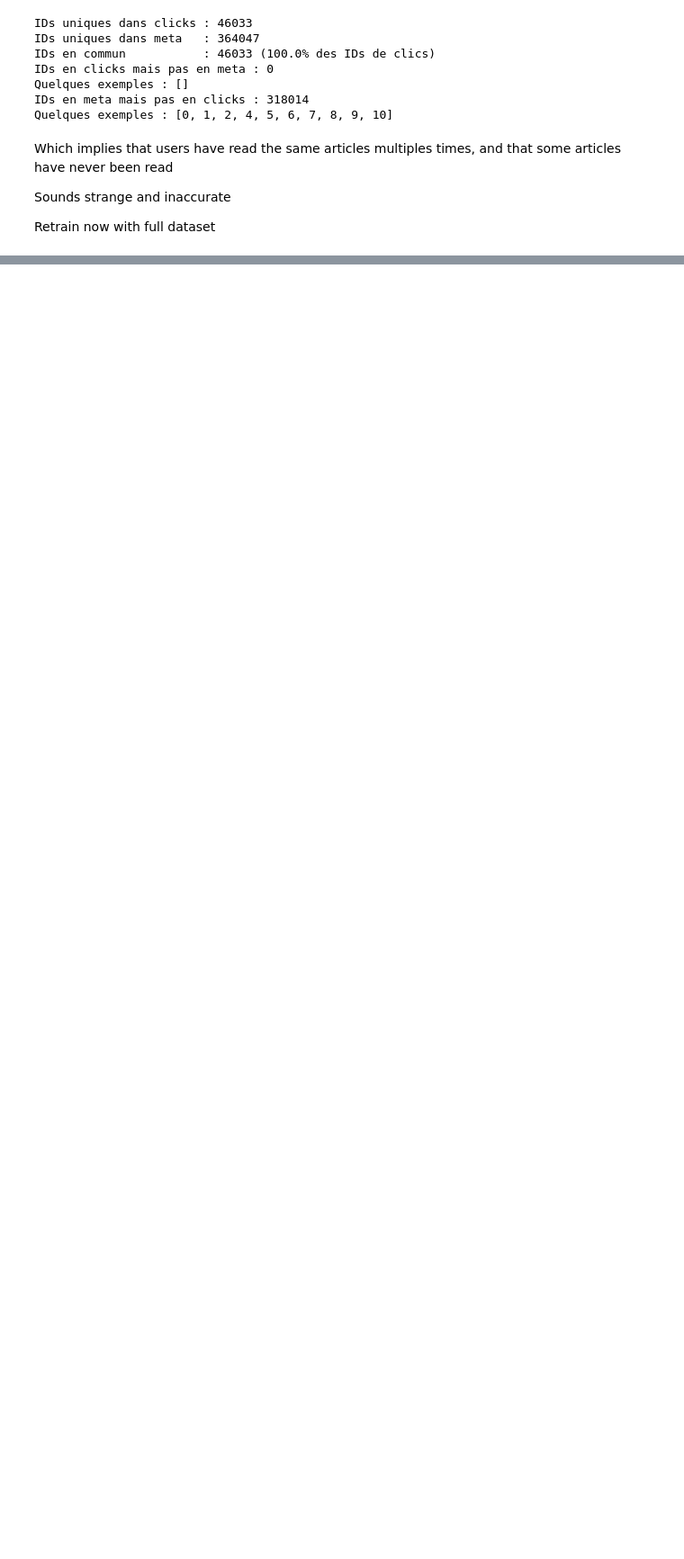
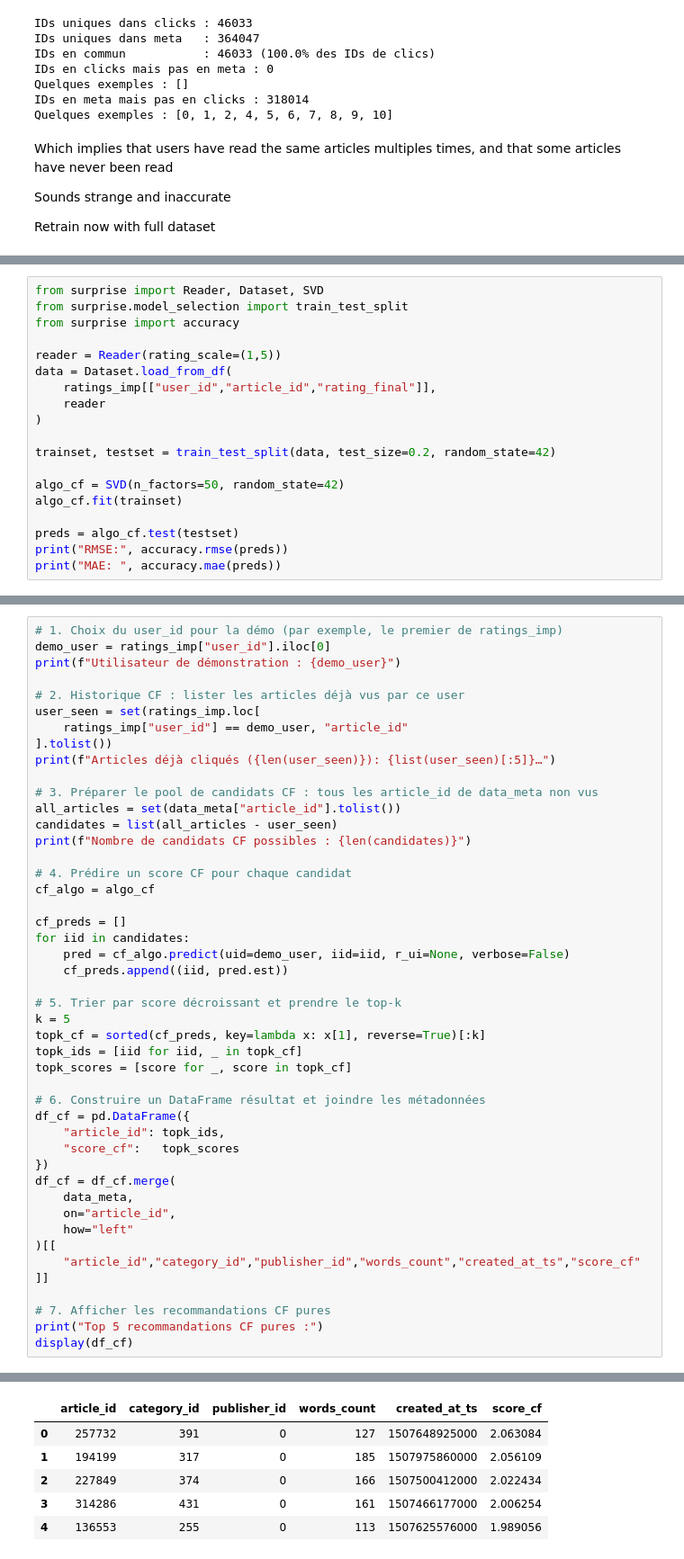
Before and after one commit to Apoxys/OCR-AIEngineer-P10, a Jupyter notebook: Collaborative.ipynb, the cells around one changed output, grey strips where cells are left out. Shown at 90% size. Cells and saved outputs as stored; diff of their text form; blank space fills up the shorter version.

```diff
--- a/Collaborative.ipynb
+++ b/Collaborative.ipynb
@@ -432,0 +701,19 @@ Estimation de dwell_time pour user 1234, article 157541: 1246.00 ms
+# %%
+from surprise import Reader, Dataset, SVD
+from surprise.model_selection import train_test_split
+from surprise import accuracy
+
+reader = Reader(rating_scale=(1,5))
+data = Dataset.load_from_df(
+    ratings_imp[["user_id","article_id","rating_final"]],
+    reader
+)
+
+trainset, testset = train_test_split(data, test_size=0.2, random_state=42)
+
+algo_cf = SVD(n_factors=50, random_state=42)
+algo_cf.fit(trainset)
+
+preds = algo_cf.test(testset)
+print("RMSE:", accuracy.rmse(preds))
+print("MAE: ", accuracy.mae(preds))
@@ -432,0 +742,47 @@ Estimation de dwell_time pour user 1234, article 157541: 1246.00 ms
+# %%
+# 1. Choix du user_id pour la démo (par exemple, le premier de ratings_imp)
+demo_user = ratings_imp["user_id"].iloc[0]
+print(f"Utilisateur de démonstration : {demo_user}")
+
+# 2. Historique CF : lister les articles déjà vus par ce user
+user_seen = set(ratings_imp.loc[
+    ratings_imp["user_id"] == demo_user, "article_id"
+].tolist())
+print(f"Articles déjà cliqués ({len(user_seen)}): {list(user_seen)[:5]}…")
+
+# 3. Préparer le pool de candidats CF : tous les article_id de data_meta non vus
+all_articles = set(data_meta["article_id"].tolist())
+candidates = list(all_articles - user_seen)
+print(f"Nombre de candidats CF possibles : {len(candidates)}")
+
+# 4. Prédire un score CF pour chaque candidat
+cf_algo = algo_cf
+
+cf_preds = []
+for iid in candidates:
+    pred = cf_algo.predict(uid=demo_user, iid=iid, r_ui=None, verbose=False)
+    cf_preds.append((iid, pred.est))
+
+# 5. Trier par score décroissant et prendre le top-k
+k = 5
+topk_cf = sorted(cf_preds, key=lambda x: x[1], reverse=True)[:k]
+topk_ids = [iid for iid, _ in topk_cf]
+topk_scores = [score for _, score in topk_cf]
+
+# 6. Construire un DataFrame résultat et joindre les métadonnées
+df_cf = pd.DataFrame({
+    "article_id": topk_ids,
+    "score_cf":   topk_scores
+})
+df_cf = df_cf.merge(
+    data_meta,
+    on="article_id",
+    how="left"
+)[[
+    "article_id","category_id","publisher_id","words_count","created_at_ts","score_cf"
+]]
+
+# 7. Afficher les recommandations CF pures
+print("Top 5 recommandations CF pures :")
+display(df_cf)
+# %% [output]
@@ -432,0 +793,6 @@ Estimation de dwell_time pour user 1234, article 157541: 1246.00 ms
+|  | article_id | category_id | publisher_id | words_count | created_at_ts | score_cf |
+| 0 | 257732 | 391 | 0 | 127 | 1507648925000 | 2.063084 |
+| 1 | 194199 | 317 | 0 | 185 | 1507975860000 | 2.056109 |
+| 2 | 227849 | 374 | 0 | 166 | 1507500412000 | 2.022434 |
+| 3 | 314286 | 431 | 0 | 161 | 1507466177000 | 2.006254 |
+| 4 | 136553 | 255 | 0 | 113 | 1507625576000 | 1.989056 |
```
Also changed, not shown: parts of 44 cells of this notebook, 2 other files.
